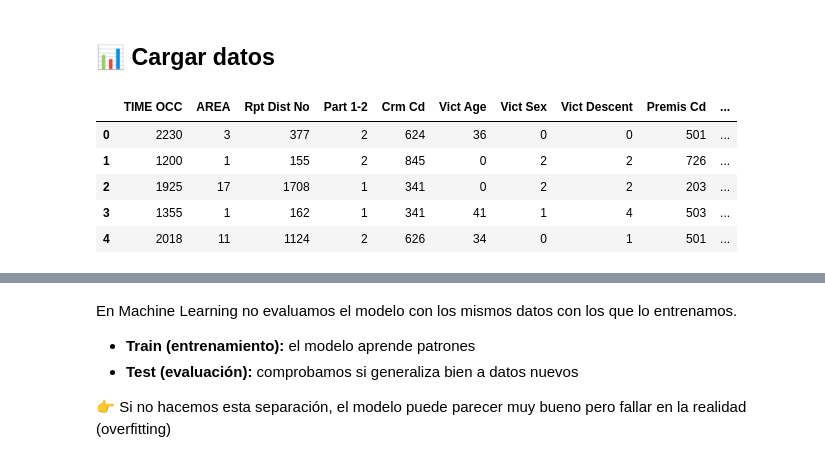
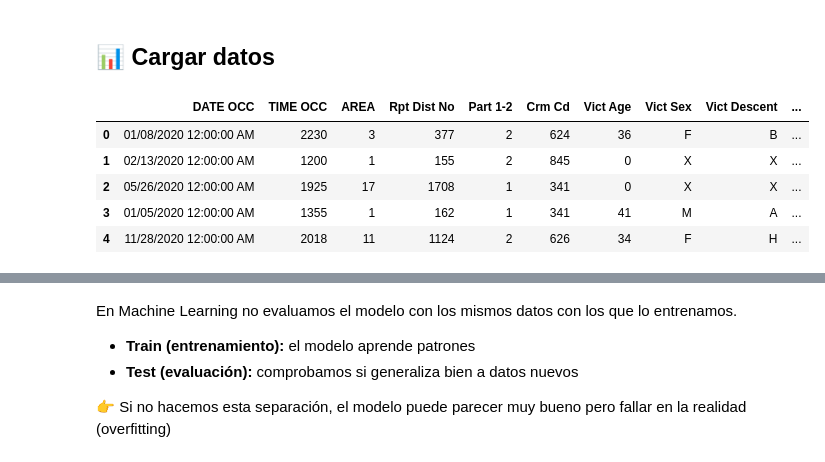
Before and after one commit to Janhjg/Runojanh-NadieEscapa, a Jupyter notebook: documents/notebook_model_train.ipynb, the cells around one changed output, grey strips where cells are left out. Saved outputs shown, nothing was run; the diff lists cells and outputs as text; code cells hidden in the pictures.

```diff
--- a/documents/notebook_model_train.ipynb
+++ b/documents/notebook_model_train.ipynb
@@ -24,16 +26,16 @@ from sklearn.svm import SVC
 ## 📊 Cargar datos
 # %%
 
-df = pd.read_csv("..\\data\\crimeData_subconjunto_no_invest.csv")
+df = pd.read_csv("..\\data\\crimeData_subconjunto_not_invest.csv")
 df =df.drop(columns="Unnamed: 0")
 df.head()
 # %% [output]
-|  | TIME OCC | AREA | Rpt Dist No | Part 1-2 | Crm Cd | Vict Age | Vict Sex | Vict Descent | Premis Cd | ... |
-| 0 | 2230 | 3 | 377 | 2 | 624 | 36 | 0 | 0 | 501 | ... |
-| 1 | 1200 | 1 | 155 | 2 | 845 | 0 | 2 | 2 | 726 | ... |
-| 2 | 1925 | 17 | 1708 | 1 | 341 | 0 | 2 | 2 | 203 | ... |
-| 3 | 1355 | 1 | 162 | 1 | 341 | 41 | 1 | 4 | 503 | ... |
-| 4 | 2018 | 11 | 1124 | 2 | 626 | 34 | 0 | 1 | 501 | ... |
+|  | DATE OCC | TIME OCC | AREA | Rpt Dist No | Part 1-2 | Crm Cd | Vict Age | Vict Sex | Vict Descent | ... |
+| 0 | 01/08/2020 12:00:00 AM | 2230 | 3 | 377 | 2 | 624 | 36 | F | B | ... |
+| 1 | 02/13/2020 12:00:00 AM | 1200 | 1 | 155 | 2 | 845 | 0 | X | X | ... |
+| 2 | 05/26/2020 12:00:00 AM | 1925 | 17 | 1708 | 1 | 341 | 0 | X | X | ... |
+| 3 | 01/05/2020 12:00:00 AM | 1355 | 1 | 162 | 1 | 341 | 41 | M | A | ... |
+| 4 | 11/28/2020 12:00:00 AM | 2018 | 11 | 1124 | 2 | 626 | 34 | F | H | ... |
 # %%
 df.describe()
 # %% [output]
```
Also changed, not shown: parts of 23 cells of this notebook, 5 other files.
